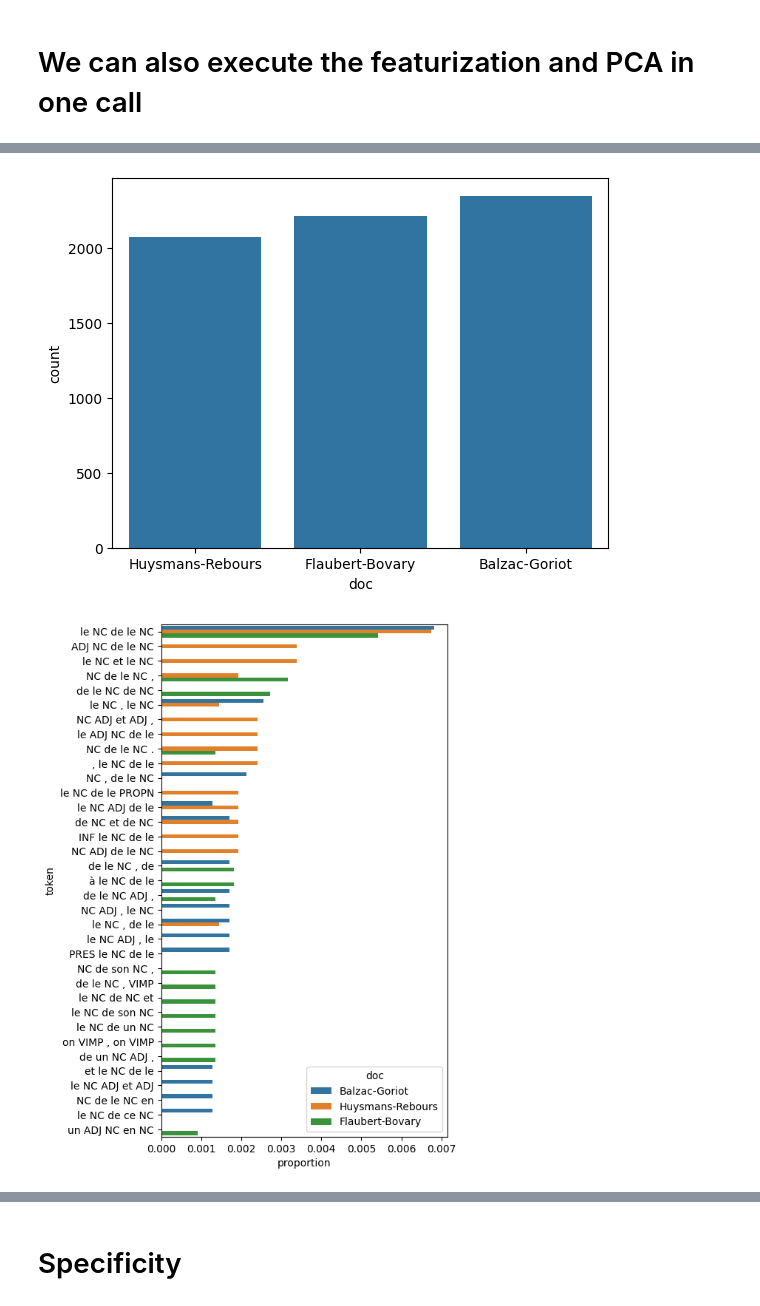
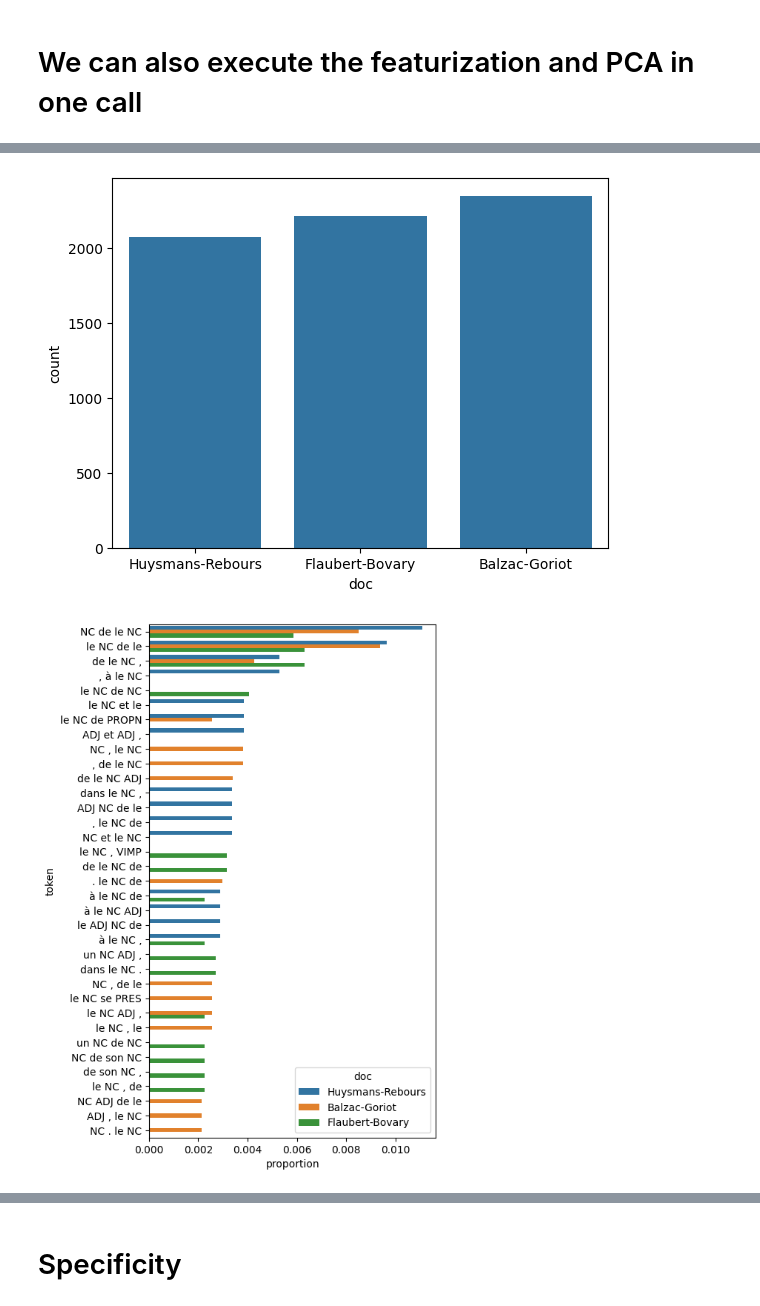
Before and after one commit to Malichot/PyMotifs, a Jupyter notebook: notebooks/0_Pipeline_Motifs.ipynb, the cells around one changed output, grey strips where cells are left out. Cells and saved outputs as stored; diff of their text form; code cells hidden in the pictures.

Commit message:
final pipeline notebook

```diff
--- a/notebooks/0_Pipeline_Motifs.ipynb
+++ b/notebooks/0_Pipeline_Motifs.ipynb
@@ -18,7 +18,7 @@ token_type = "motif"
 # Define the feature on which to perform PCA analysis
 feature = {"name": "tfidf", "params": {"normalize": False, "smartirs": "nfc"}}
 # n-gram length
-n = 5
+n = 4
 # %% [markdown]
 # Create pipeline object and perform annotation
 # %%
@@ -81,5 +84,5 @@ pca = pca_transform(
 # %% [markdown]
 # We can also execute the featurization and PCA in one call
 # %%
-pipeline.execute(n=5, feature=feature, method="pca", plot=True, stat="proportion", n_tokens=15, plot_type="group")
+pipeline.execute(n=n, feature=feature, method="pca", plot=True, stat="proportion", n_tokens=15, plot_type="group")
 # %% [output]
@@ -86,2 +92,2 @@ pipeline.execute(n=5, feature=feature, method="pca", plot=True, stat="proportion
 [figure]
-[figure, old version]
+[figure, new version]
```
Also changed, not shown: parts of 18 cells of this notebook.
